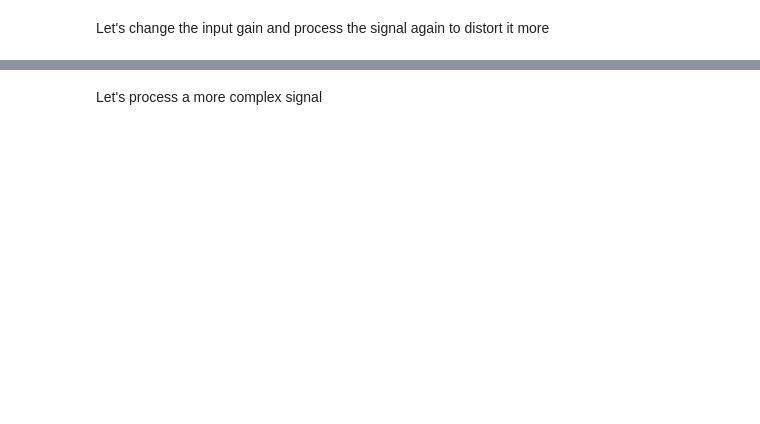
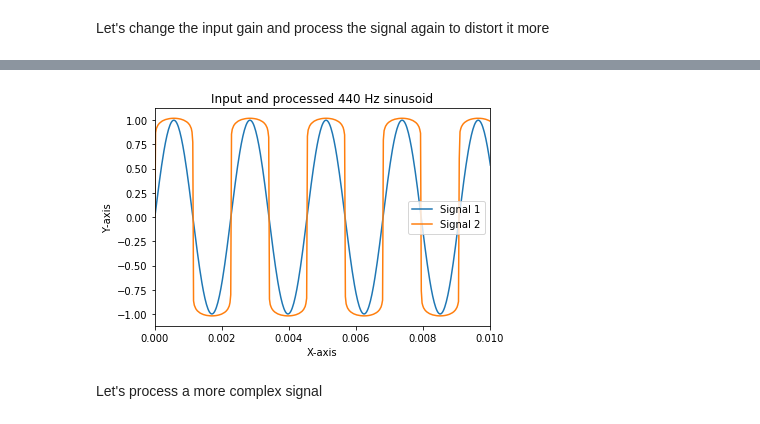
Before and after one commit to Paucobacho/Diode-Clipper, a Jupyter notebook: notebooks/wdf testing.ipynb, the cells around one changed output, grey strips where cells are left out. Drawn from its saved outputs; the diff is of its cells as text; code cells hidden in the pictures; blank space fills up the shorter version.

```diff
--- a/notebooks/wdf testing.ipynb
+++ b/notebooks/wdf testing.ipynb
@@ -94,4 +73,25 @@ IPython.display.display(IPython.display.Audio(data=processed_signal, rate=SR))
 [interactive output not drawn]
+# %%
+import matplotlib.pyplot as plt
+import numpy as np
+
+# Create the plot
+plt.plot(t, signal, label='Signal 1')
+plt.plot(t, processed_signal, label='Signal 2')
+
+# Add labels and title
+plt.xlabel('X-axis')
+plt.ylabel('Y-axis')
+plt.title('Input and processed 440 Hz sinusoid')
+
+# Add a legend
+plt.legend()
+plt.xlim(0,0.01)
+
+# Show the plot
+plt.show()
+# %% [output]
+[figure, added]
 # %% [markdown]
 Let's process a more complex signal
 # %%
```
Also changed, not shown: parts of 11 cells of this notebook.
